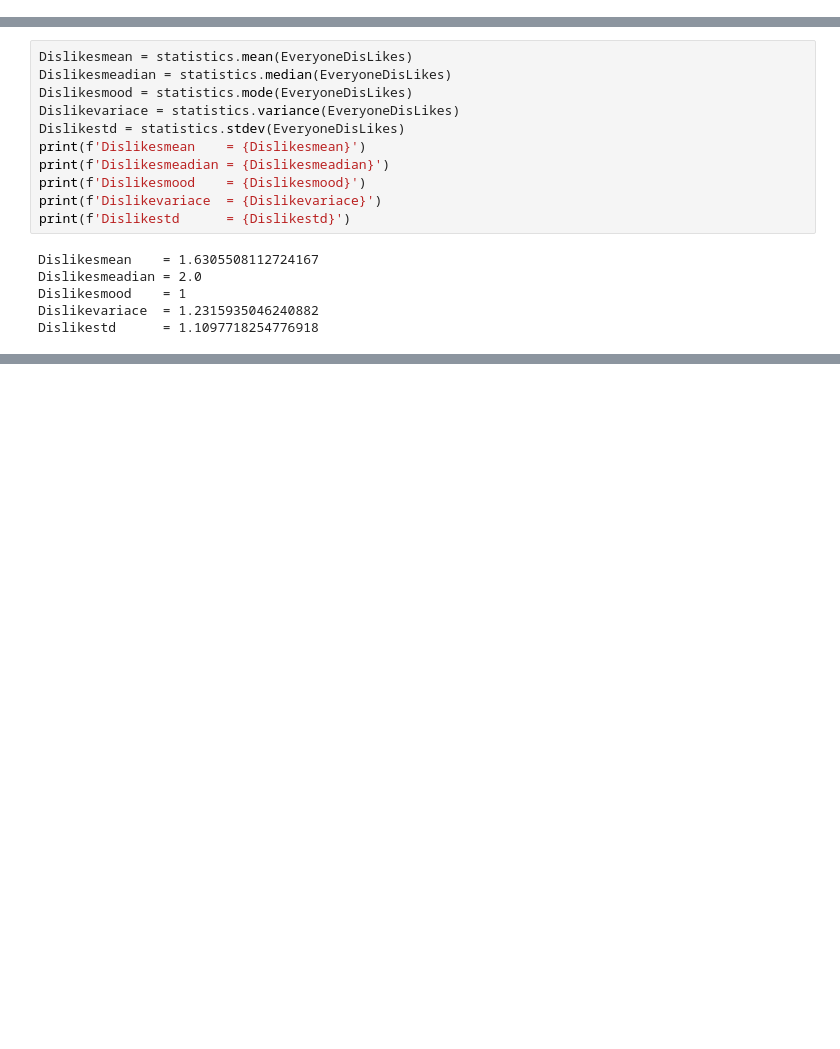
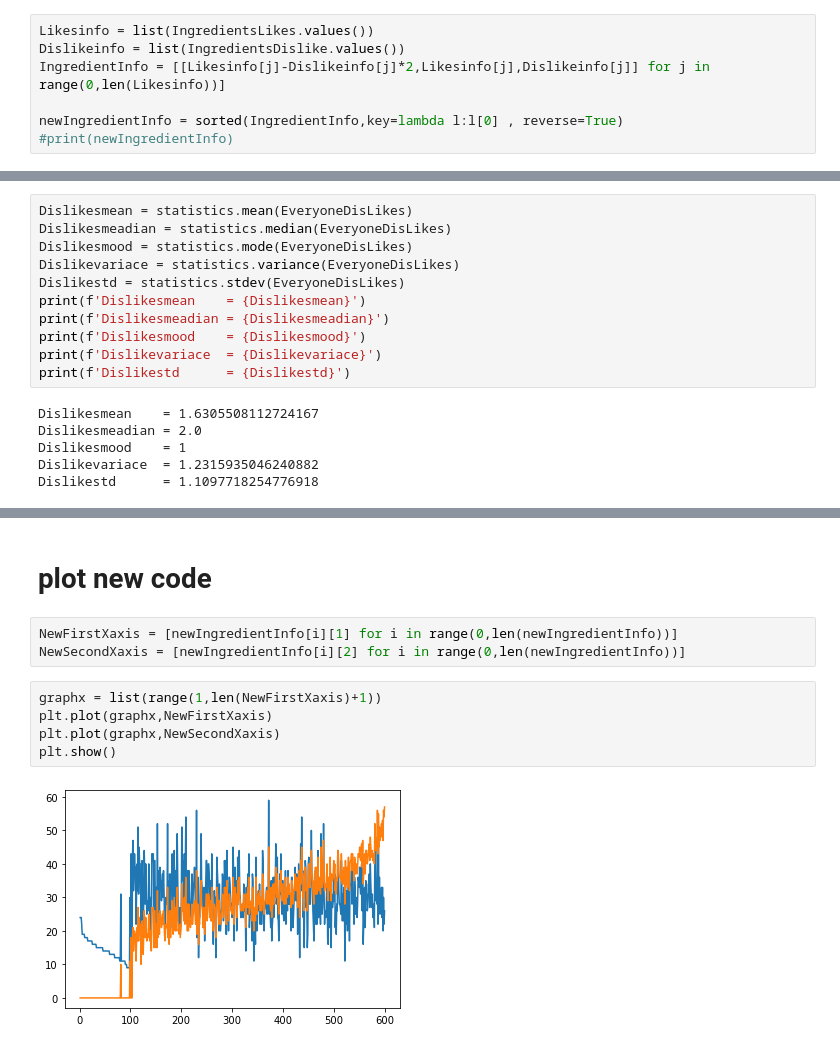
Before and after one commit to Hussein24Mh/Hash_Code_2022_Practice, a Jupyter notebook: Code.ipynb, the cells around one changed output, grey strips where cells are left out. Saved outputs shown, nothing was run; the diff lists cells and outputs as text; blank space fills up the shorter version.

Commit message:
develop first part of algorithim which only apply my formulat

```diff
--- a/Code.ipynb
+++ b/Code.ipynb
@@ -51,3 +53,10 @@ for i in range(1,int(filelines[0].strip())*2+1):
+# %%
+Likesinfo = list(IngredientsLikes.values())
+Dislikeinfo = list(IngredientsDislike.values())
+IngredientInfo = [[Likesinfo[j]-Dislikeinfo[j]*2,Likesinfo[j],Dislikeinfo[j]] for j in range(0,len(Likesinfo))]
+
+newIngredientInfo = sorted(IngredientInfo,key=lambda l:l[0] , reverse=True)
+#print(newIngredientInfo)
 # %%
 #print(IngredientsLikes)
 # %%
@@ -103,0 +113,12 @@ plt.show()
+# %% [markdown]
+# plot new code
+# %%
+NewFirstXaxis = [newIngredientInfo[i][1] for i in range(0,len(newIngredientInfo))]
+NewSecondXaxis = [newIngredientInfo[i][2] for i in range(0,len(newIngredientInfo))]
+# %%
+graphx = list(range(1,len(NewFirstXaxis)+1))
+plt.plot(graphx,NewFirstXaxis)
+plt.plot(graphx,NewSecondXaxis)
+plt.show()
+# %% [output]
+[figure, added]
```
Also changed, not shown: parts of 2 cells of this notebook.
